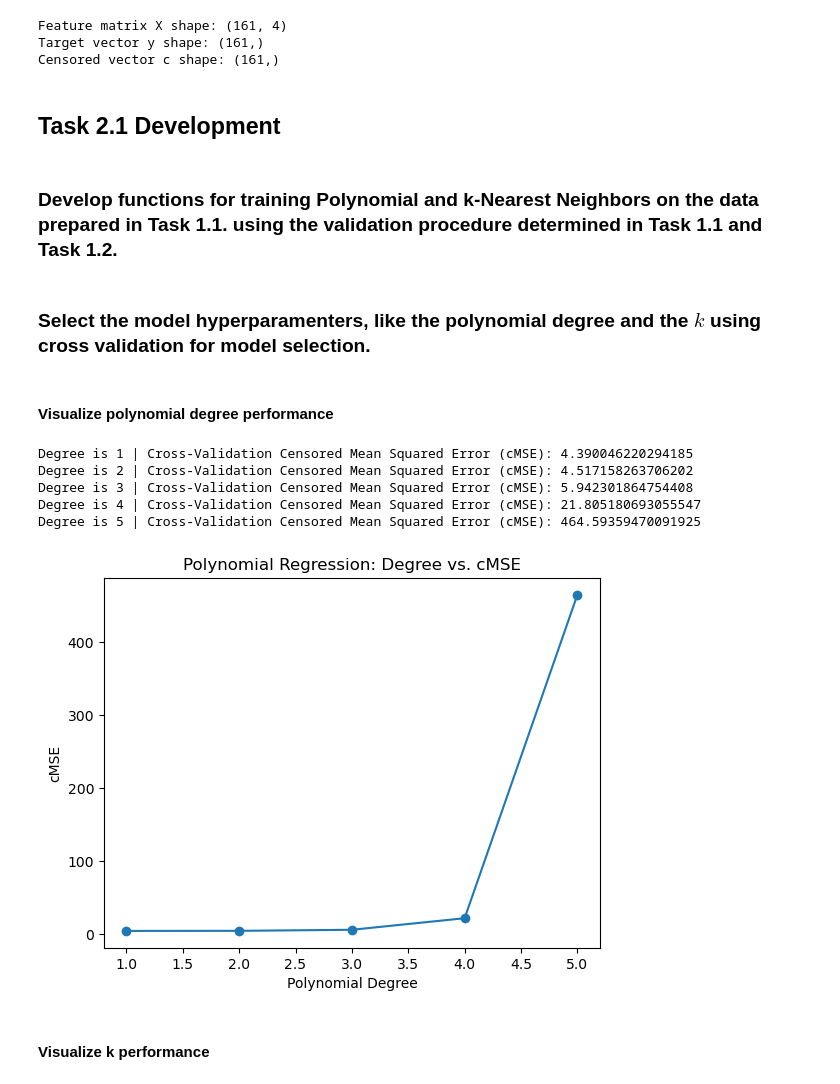
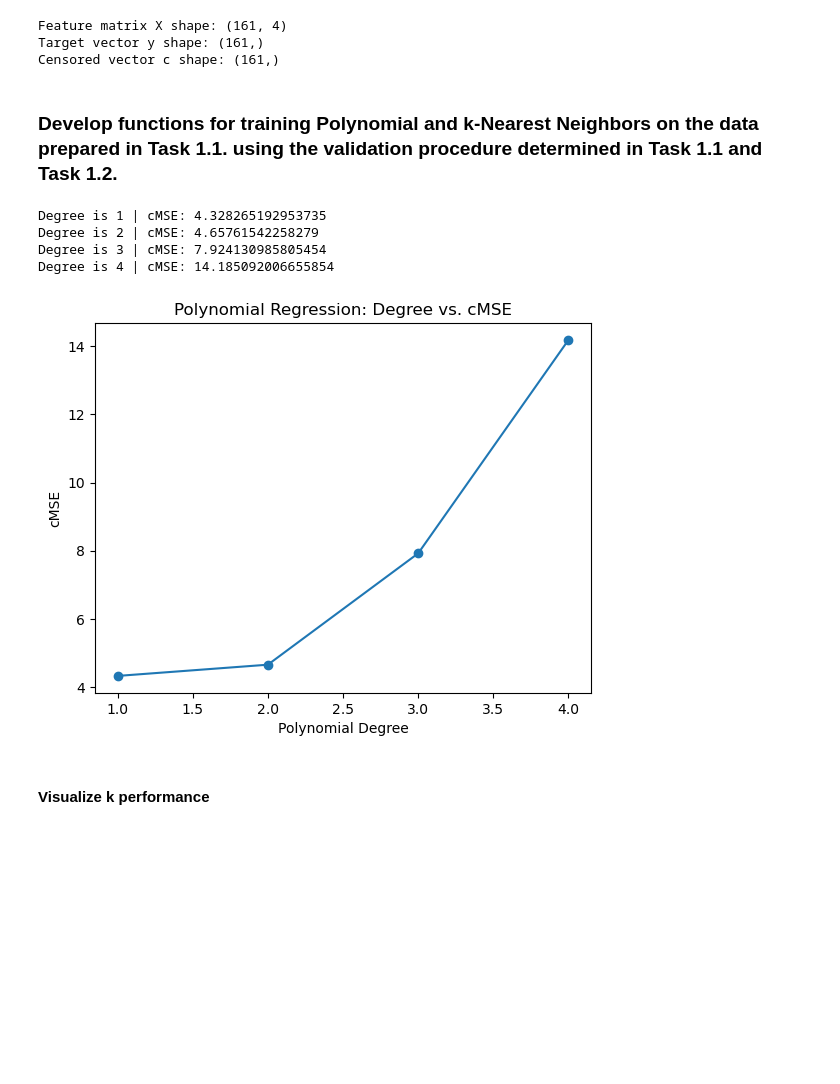
Before and after one commit to RenatoViola/AA_Assignment_2, a Jupyter notebook: Code/task_2.ipynb, the cells around one changed output. Drawn from its saved outputs; the diff is of its cells as text; code cells hidden in the pictures; blank space fills up the shorter version.

Commit message:
Using random state 30
Co-authored-by: EdgarCucubica <EdgarCucubica@users.noreply.github.com>
Co-authored-by: Joana Wang <Joana-Wang@users.noreply.github.com>

```diff
--- a/Code/task_2.ipynb
+++ b/Code/task_2.ipynb
@@ -98,78 +77,58 @@ print(f"Censored vector c shape: {c.shape}")
 X = np.array(X)
 y = np.array(y)
 c = np.array(c)
+
+# Train-test split
+X_train, X_test, y_train, y_test, c_train, c_test = train_test_split(X, y, c, test_size=0.2, random_state=30)
 # %% [output]
 Feature matrix X shape: (161, 4)
 Target vector y shape: (161,)
 Censored vector c shape: (161,)
-# %%
-# Train-test split
-X_train, X_test, y_train, y_test = train_test_split(X, y, test_size=0.2, random_state=42)
-c_train, c_test = train_test_split(c, test_size=0.2, random_state=42)
-# %% [markdown]
-## Task 2.1 Development
 # %% [markdown]
 ### Develop functions for training Polynomial and k-Nearest Neighbors on the data prepared in Task 1.1. using the validation procedure determined in Task 1.1 and Task 1.2.
 # %%
-from sklearn.preprocessing import StandardScaler, PolynomialFeatures
-from sklearn.linear_model import LinearRegression
-from sklearn.neighbors import KNeighborsRegressor
-
-# Polynomial Regression Training
-def train_polynomial_regression(X, y, c, degree=2, cv=10):
-    # Pipeline: PolynomialFeatures -> StandardScaler -> LinearRegression
+def train_polynomial_regression(X, y, c, degree=2):
     polyreg = make_pipeline(StandardScaler(), PolynomialFeatures(degree, include_bias=False),
                       LinearRegression())
 
-    # Cross-validation
-    y_pred_cv = cross_val_predict(polyreg, X, y, cv=cv)
+    y_pred_cv = cross_val_predict(polyreg, X, y, cv=10)
     cMSE_cv = cMSE(y, y_pred_cv, c)
-    print(f"Degree is {degree} | Cross-Validation Censored Mean Squared Error (cMSE): {cMSE_cv}")
+    print(f"Degree is {degree} | cMSE: {cMSE_cv}")
 
-    # Train on the entire dataset
     polyreg.fit(X, y)
 
     return polyreg, cMSE_cv
 
 
-# k-Nearest Neighbors Training
-def train_knn_regression(X, y, c, k=5, cv=10):
-    # k-NN Regressor
+def train_knn_regression(X, y, c, k=5):
     knn_reg=make_pipeline(StandardScaler(), KNeighborsRegressor(n_neighbors=k))
 
-    # Cross-validation
-    y_pred_cv = cross_val_predict(knn_reg, X, y, cv=cv)
+    y_pred_cv = cross_val_predict(knn_reg, X, y, cv=10)
     cMSE_cv = cMSE(y, y_pred_cv, c)
     print(f"K is {k} | cMSE: {cMSE_cv}")
 
-    # Train on the entire dataset
     knn_reg.fit(X, y)
 
     return knn_reg, cMSE_cv
-# %% [markdown]
-### Select the model hyperparamenters, like the polynomial degree and the $k$ using cross validation for model selection.
-# %% [markdown]
-#### Visualize polynomial degree performance
 # %%
-degrees = [1, 2, 3, 4, 5]
+degrees = [1, 2, 3, 4]
 poly_scores = []
 
 for d in degrees:
-    _, score = train_polynomial_regression(X_train, y_train, c_train, degree=d, cv=10)
+    _, score = train_polynomial_regression(X_train, y_train, c_train, degree=d)
     poly_scores.append(score)
 
 plt.plot(degrees, poly_scores, marker='o')
 plt.xlabel("Polynomial Degree")
 plt.ylabel("cMSE")
 plt.title("Polynomial Regression: Degree vs. cMSE")
 plt.show()
 # %% [output]
-Degree is 1 | Cross-Validation Censored Mean Squared Error (cMSE): 4.390046220294185
-Degree is 2 | Cross-Validation Censored Mean Squared Error (cMSE): 4.517158263706202
-Degree is 3 | Cross-Validation Censored Mean Squared Error (cMSE): 5.942301864754408
-Degree is 4 | Cross-Validation Censored Mean Squared Error (cMSE): 21.805180693055547
-Degree is 5 | Cross-Validation Censored Mean Squared Error (cMSE): 464.59359470091925
+Degree is 1 | cMSE: 4.328265192953735
+Degree is 2 | cMSE: 4.65761542258279
+Degree is 3 | cMSE: 7.924130985805454
+Degree is 4 | cMSE: 14.185092006655854
-[figure, old version]
+[figure, new version]
 # %% [markdown]
 #### Visualize k performance
 # %%
```
Also changed, not shown: parts of 12 cells of this notebook, 2 other files.
